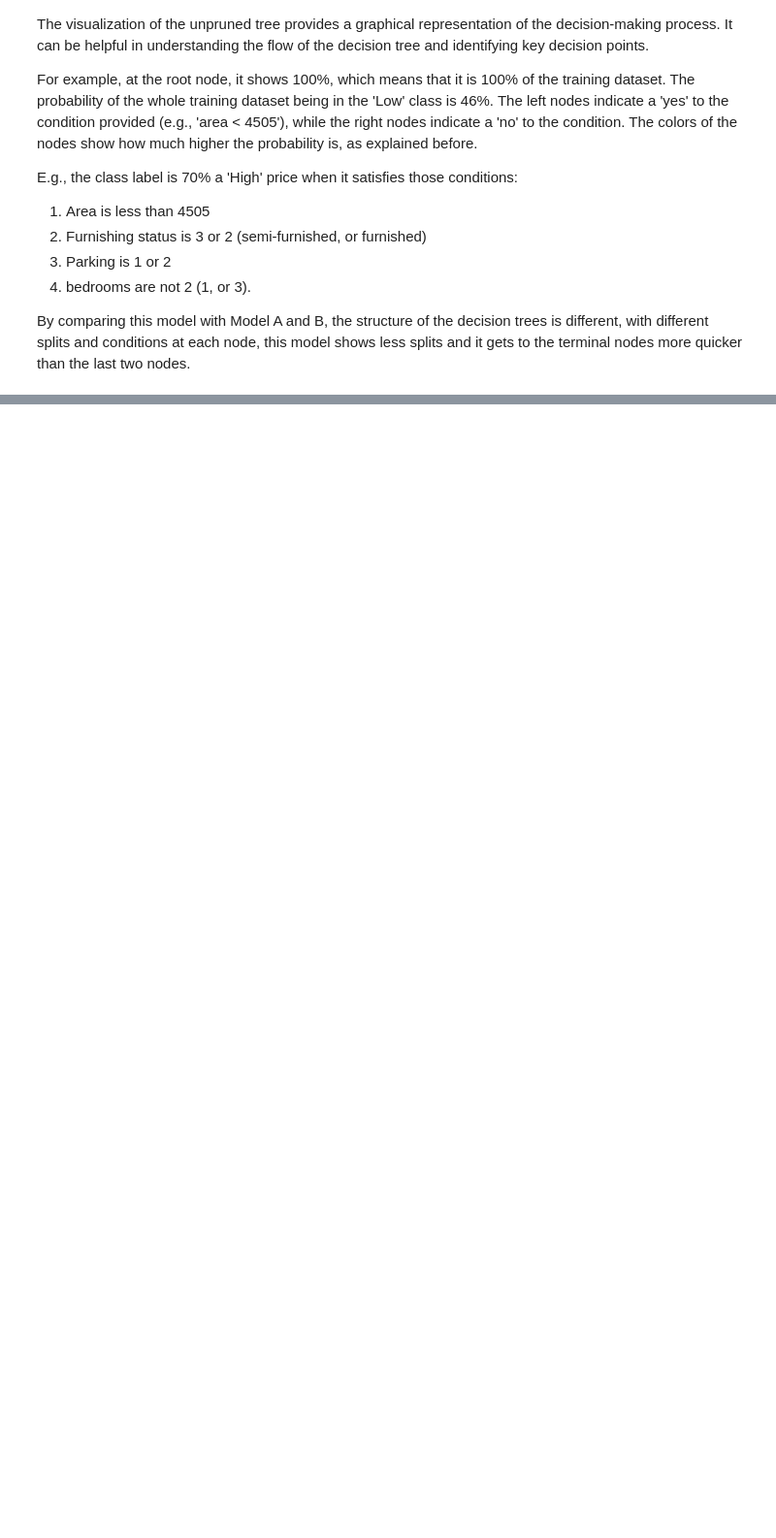
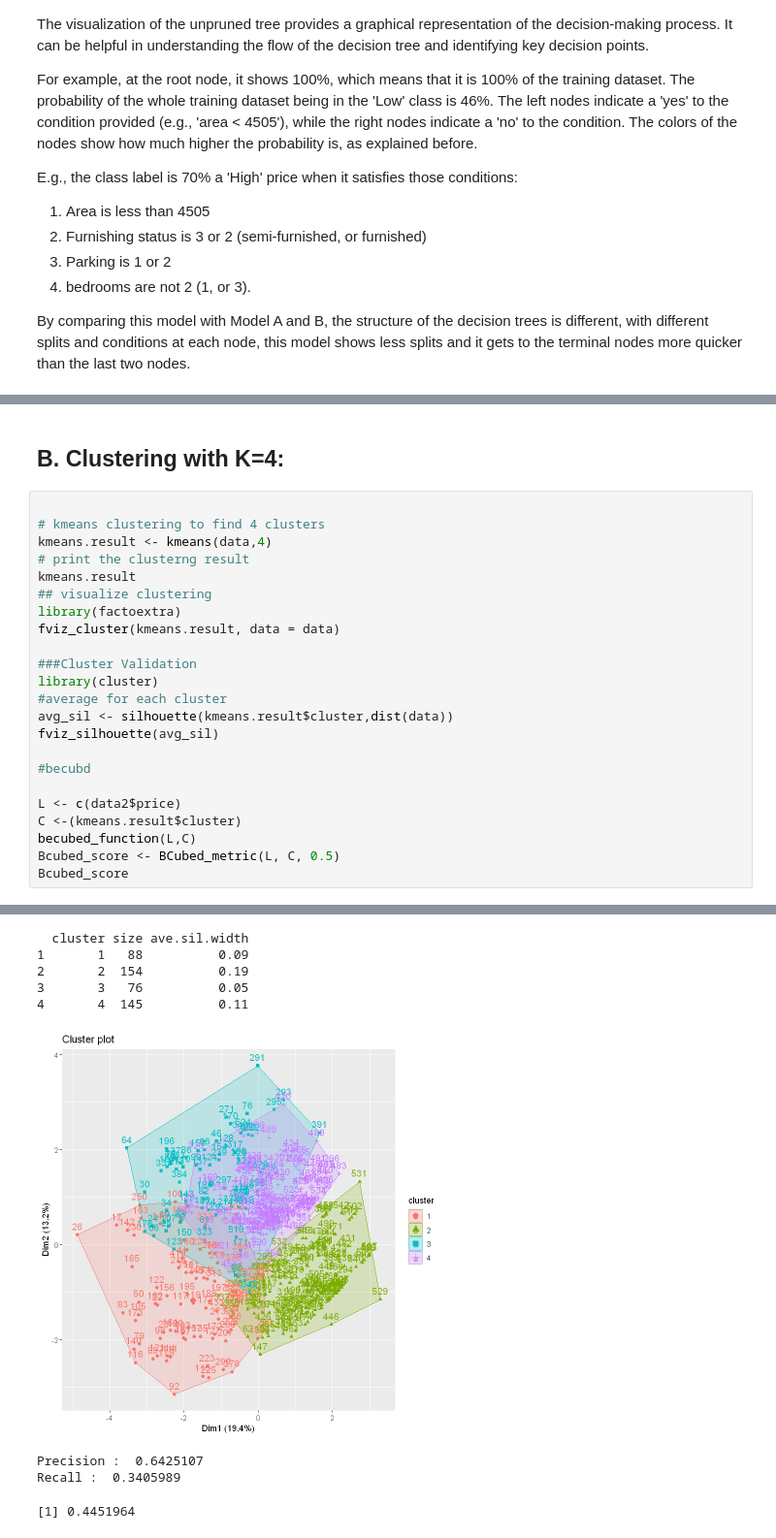
Before and after one commit to LayanAlmousa/DataMiningProject, a Jupyter notebook: MiningNotebook.ipynb, the cells around one changed output, grey strips where cells are left out. Shown at 97% size. Cells and saved outputs as stored; diff of their text form; blank space fills up the shorter version.

```diff
--- a/MiningNotebook.ipynb
+++ b/MiningNotebook.ipynb
@@ -1219,0 +2007,26 @@ ERROR: Error in tree$children: $ operator is invalid for atomic vectors
+# %% [markdown]
+## B. Clustering with K=4:
+# %%
+
+# kmeans clustering to find 4 clusters
+kmeans.result <- kmeans(data,4)
+# print the clusterng result
+kmeans.result
+## visualize clustering
+library(factoextra)
+fviz_cluster(kmeans.result, data = data)
+
+###Cluster Validation
+library(cluster)
+#average for each cluster
+avg_sil <- silhouette(kmeans.result$cluster,dist(data))
+fviz_silhouette(avg_sil)
+
+#becubd
+
+L <- c(data2$price)
+C <-(kmeans.result$cluster)
+becubed_function(L,C)
+Bcubed_score <- BCubed_metric(L, C, 0.5)
+Bcubed_score
+# %% [output]
@@ -1219,0 +2050,9 @@ ERROR: Error in tree$children: $ operator is invalid for atomic vectors
+  cluster size ave.sil.width
+1       1   88          0.09
+2       2  154          0.19
+3       3   76          0.05
+4       4  145          0.11
+[figure, added]
+Precision :  0.6425107
+Recall :  0.3405989
+[1] 0.4451964
```
Also changed, not shown: parts of 45 cells of this notebook, 1 other file.
